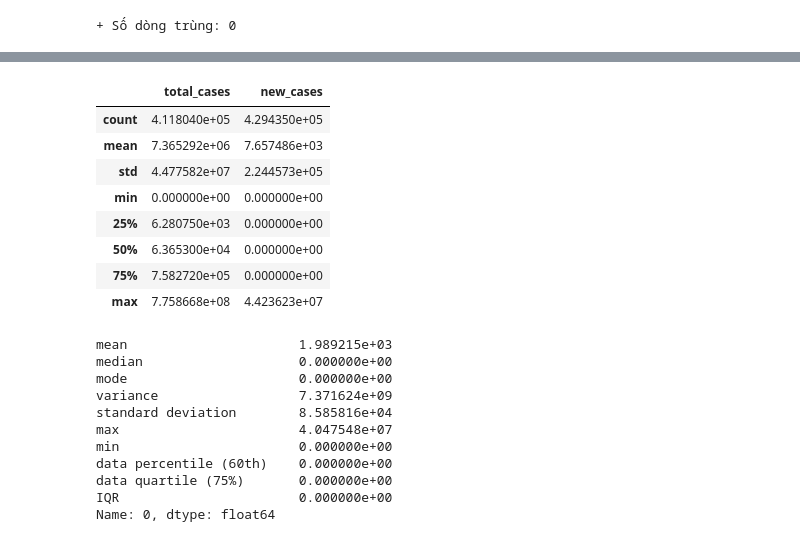
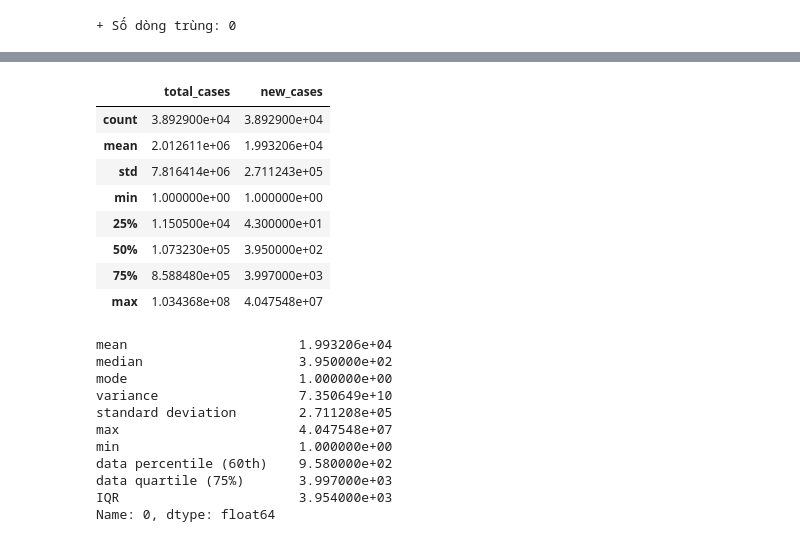
Before and after one commit to TonOfWeight072501/sgu_kpdl, a Jupyter notebook: covid.ipynb, the cells around one changed output, grey strips where cells are left out. Saved outputs shown, nothing was run; the diff lists cells and outputs as text; code cells hidden in the pictures.

```diff
--- a/covid.ipynb
+++ b/covid.ipynb
@@ -76,6 +76,10 @@ Tính toàn vẹn dữ liệu:
 + Số dòng trùng: 0
 # %%
 covid_data_withoutna = covid_data.dropna(how = 'any')
-covid_data_withoutna.shape
+
+covid_data_without0 = covid_data_withoutna[covid_data["new_cases"] != 0]
+
+display(covid_data_withoutna.shape)
+display(covid_data_without0.shape)
 # %% [output]
 (390071, 6)
@@ -82,65 +148,61 @@ covid_data_withoutna.shape
 # %%
 
 # Get the mean of the data
-data_mean = np.mean(covid_data_withoutna["new_cases"])
+data_mean = np.mean(covid_data_without0["new_cases"])
 # Get the median of the data
-data_median = np.median(covid_data_withoutna["new_cases"])
+data_median = np.median(covid_data_without0["new_cases"])
 # Get the mode of the data
 # Lưu ý: stats.mode trả về một đối tượng, cần lấy giá trị mode thực tế
-data_mode = stats.mode(covid_data_withoutna["new_cases"])
+data_mode = stats.mode(covid_data_without0["new_cases"])
 # Obtain the variance of the data
-data_variance = np.var(covid_data_withoutna["new_cases"])
+data_variance = np.var(covid_data_without0["new_cases"])
 # Obtain the standard deviation of the data
-data_sd = np.std(covid_data_withoutna["new_cases"])
+data_sd = np.std(covid_data_without0["new_cases"])
 # Compute the maximum and minimum values of the data
-data_max = np.max(covid_data_withoutna["new_cases"])
-data_min = np.min(covid_data_withoutna["new_cases"])
+data_max = np.max(covid_data_without0["new_cases"])
+data_min = np.min(covid_data_without0["new_cases"])
 # Obtain the 60th percentile of the data
-data_percentile = np.percentile(covid_data_withoutna["new_cases"], 60)
+data_percentile = np.percentile(covid_data_without0["new_cases"], 60)
 # Obtain the quartiles of the data
-data_quartile_q3 = np.quantile(covid_data_withoutna["new_cases"], 0.75)
+data_quartile_q3 = np.quantile(covid_data_without0["new_cases"], 0.75)
 # Get the IQR of the data
-data_IQR = stats.iqr(covid_data_withoutna["new_cases"])
+data_IQR = stats.iqr(covid_data_without0["new_cases"])
 
-desc = covid_data.describe()
+desc = covid_data_without0.describe()
 
 display(desc)
 
 df_statistic = pd.DataFrame({
     "mean": data_mean,
     "median": data_median,
     "mode": data_mode,
     "variance": data_variance,
     "standard deviation": data_sd,
     "max": data_max,
     "min": data_min,
     "data percentile (60th)":data_percentile,
     "data quartile (75%)": data_quartile_q3,
     "IQR": data_IQR
 })
-
-
 display(df_statistic.loc[0])
-
-# display(combine)
 # %% [output]
 |  | total_cases | new_cases |
-| count | 4.118040e+05 | 4.294350e+05 |
-| mean | 7.365292e+06 | 7.657486e+03 |
-| std | 4.477582e+07 | 2.244573e+05 |
-| min | 0.000000e+00 | 0.000000e+00 |
-| 25% | 6.280750e+03 | 0.000000e+00 |
-| 50% | 6.365300e+04 | 0.000000e+00 |
-| 75% | 7.582720e+05 | 0.000000e+00 |
-| max | 7.758668e+08 | 4.423623e+07 |
+| count | 3.892900e+04 | 3.892900e+04 |
+| mean | 2.012611e+06 | 1.993206e+04 |
+| std | 7.816414e+06 | 2.711243e+05 |
+| min | 1.000000e+00 | 1.000000e+00 |
+| 25% | 1.150500e+04 | 4.300000e+01 |
+| 50% | 1.073230e+05 | 3.950000e+02 |
+| 75% | 8.588480e+05 | 3.997000e+03 |
+| max | 1.034368e+08 | 4.047548e+07 |
-mean                      1.989215e+03
-median                    0.000000e+00
-mode                      0.000000e+00
-variance                  7.371624e+09
-standard deviation        8.585816e+04
+mean                      1.993206e+04
+median                    3.950000e+02
+mode                      1.000000e+00
+variance                  7.350649e+10
+standard deviation        2.711208e+05
 max                       4.047548e+07
-min                       0.000000e+00
-data percentile (60th)    0.000000e+00
-data quartile (75%)       0.000000e+00
-IQR                       0.000000e+00
+min                       1.000000e+00
+data percentile (60th)    9.580000e+02
+data quartile (75%)       3.997000e+03
+IQR                       3.954000e+03
 Name: 0, dtype: float64
```
Also changed, not shown: parts of 2 cells of this notebook, 14 other files.
